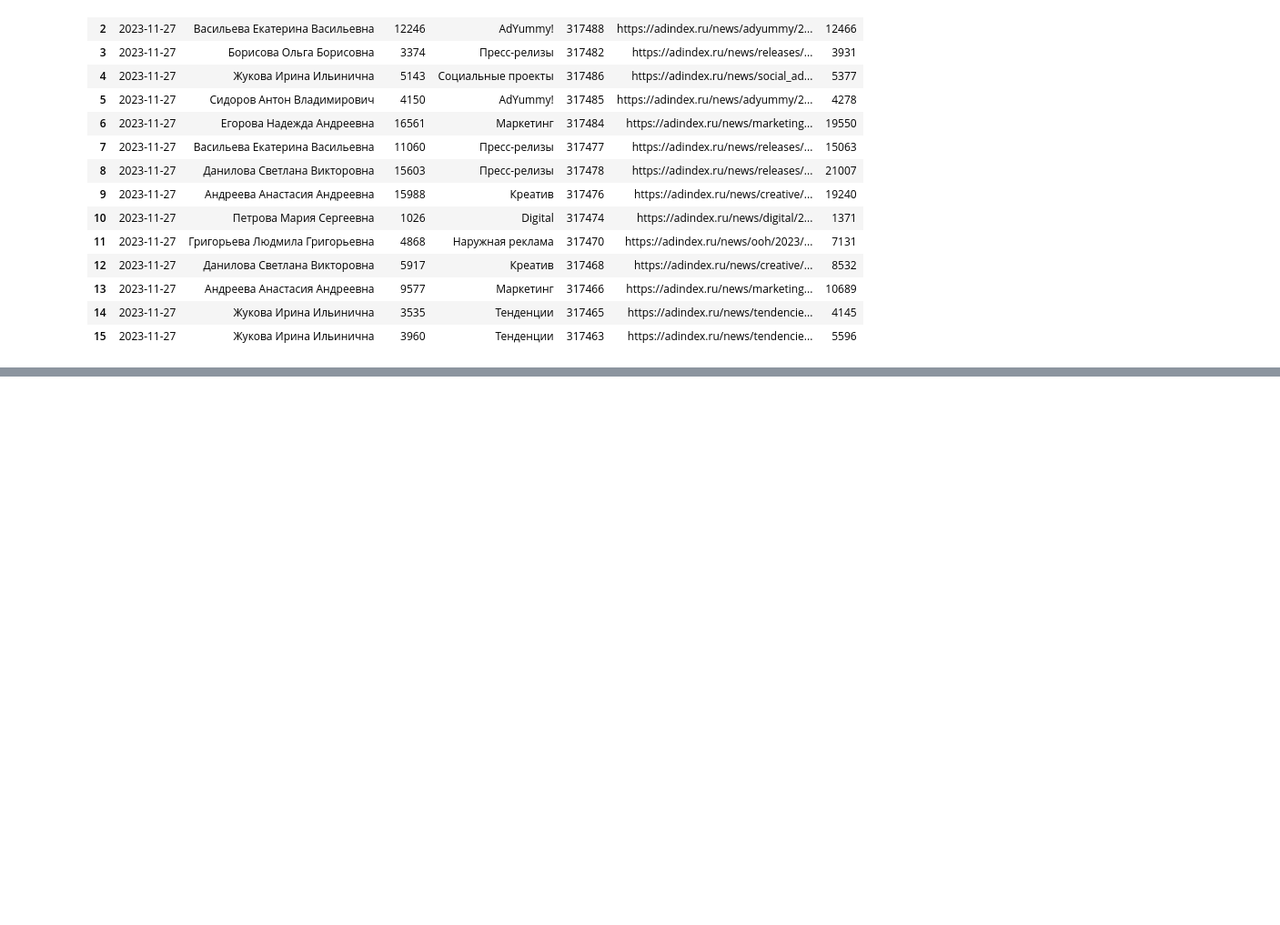
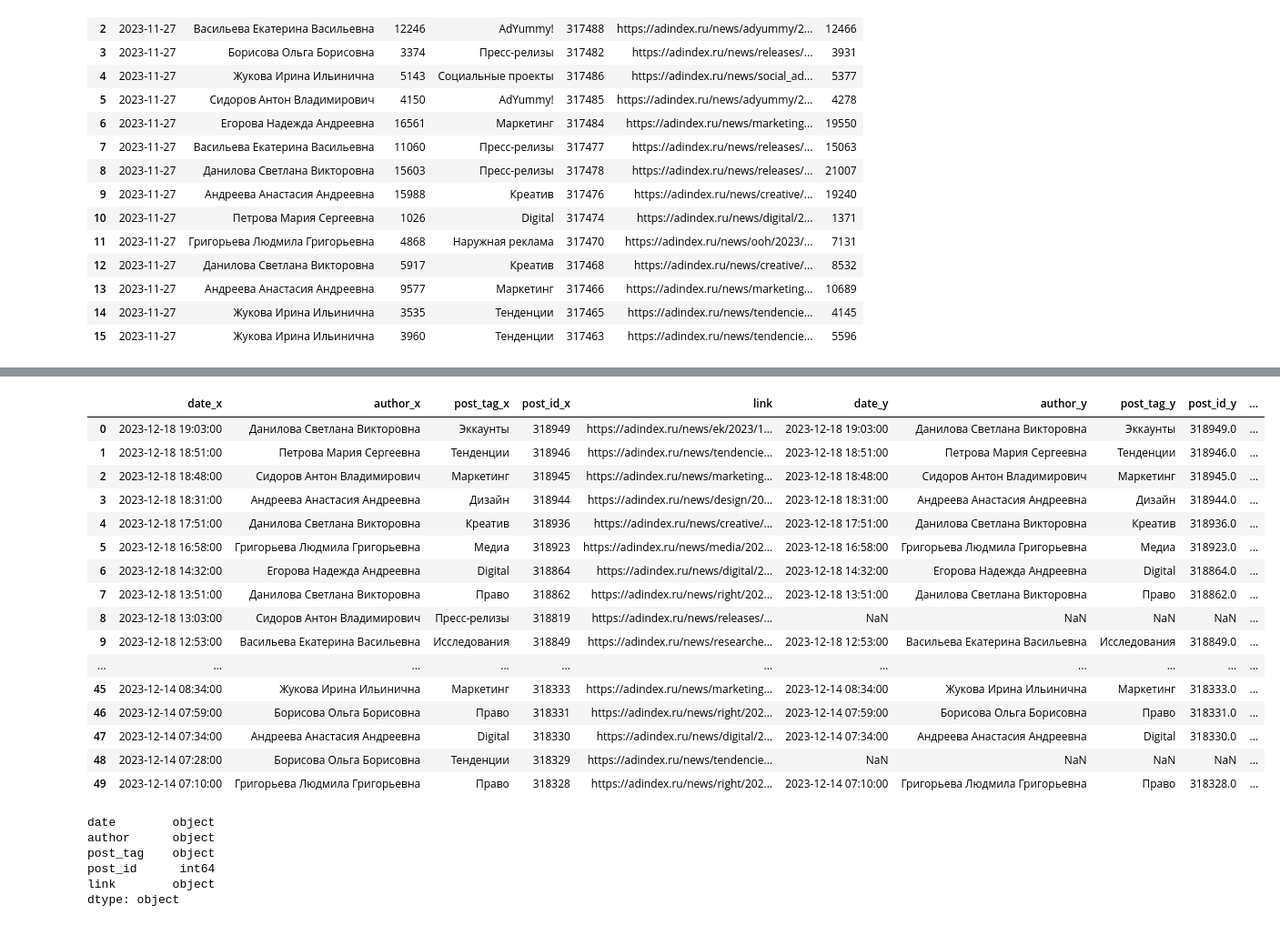
Before and after one commit to Meksis/AdIndexProject, a Jupyter notebook: tests.ipynb, the cells around one changed output, grey strips where cells are left out. Shown at 91% size. Cells and saved outputs as stored; diff of their text form; code cells hidden in the pictures; blank space fills up the shorter version.

```diff
--- a/tests.ipynb
+++ b/tests.ipynb
@@ -76,0 +81,5 @@ data.sort_values('date')
+# %%
+df_left = pd.read_csv('./csvs/AdIndex news 2023-12-14__2023-12-18.csv', index_col=0)
+df_right = pd.read_csv('./csvs/AdIndex news metrics 2023-12-14__2023-12-18.csv', index_col=0)
+# %%
+df_left = pd.concat([df_left, pd.DataFrame([{'post_id' : 0}])], ignore_index=True)
@@ -76,0 +126,29 @@ data.sort_values('date')
+# %%
+pd.merge(df_left, df_right, 'left', 'link')
+# %% [output]
+|  | date_x | author_x | post_tag_x | post_id_x | link | date_y | author_y | post_tag_y | post_id_y | ... |
+| 0 | 2023-12-18 19:03:00 | Данилова Светлана Викторовна | Эккаунты | 318949 | https://adindex.ru/news/ek/2023/1... | 2023-12-18 19:03:00 | Данилова Светлана Викторовна | Эккаунты | 318949.0 | ... |
+| 1 | 2023-12-18 18:51:00 | Петрова Мария Сергеевна | Тенденции | 318946 | https://adindex.ru/news/tendencie... | 2023-12-18 18:51:00 | Петрова Мария Сергеевна | Тенденции | 318946.0 | ... |
+| 2 | 2023-12-18 18:48:00 | Сидоров Антон Владимирович | Маркетинг | 318945 | https://adindex.ru/news/marketing... | 2023-12-18 18:48:00 | Сидоров Антон Владимирович | Маркетинг | 318945.0 | ... |
+| 3 | 2023-12-18 18:31:00 | Андреева Анастасия Андреевна | Дизайн | 318944 | https://adindex.ru/news/design/20... | 2023-12-18 18:31:00 | Андреева Анастасия Андреевна | Дизайн | 318944.0 | ... |
+| 4 | 2023-12-18 17:51:00 | Данилова Светлана Викторовна | Креатив | 318936 | https://adindex.ru/news/creative/... | 2023-12-18 17:51:00 | Данилова Светлана Викторовна | Креатив | 318936.0 | ... |
+| 5 | 2023-12-18 16:58:00 | Григорьева Людмила Григорьевна | Медиа | 318923 | https://adindex.ru/news/media/202... | 2023-12-18 16:58:00 | Григорьева Людмила Григорьевна | Медиа | 318923.0 | ... |
+| 6 | 2023-12-18 14:32:00 | Егорова Надежда Андреевна | Digital | 318864 | https://adindex.ru/news/digital/2... | 2023-12-18 14:32:00 | Егорова Надежда Андреевна | Digital | 318864.0 | ... |
+| 7 | 2023-12-18 13:51:00 | Данилова Светлана Викторовна | Право | 318862 | https://adindex.ru/news/right/202... | 2023-12-18 13:51:00 | Данилова Светлана Викторовна | Право | 318862.0 | ... |
+| 8 | 2023-12-18 13:03:00 | Сидоров Антон Владимирович | Пресс-релизы | 318819 | https://adindex.ru/news/releases/... | NaN | NaN | NaN | NaN | ... |
+| 9 | 2023-12-18 12:53:00 | Васильева Екатерина Васильевна | Исследования | 318849 | https://adindex.ru/news/researche... | 2023-12-18 12:53:00 | Васильева Екатерина Васильевна | Исследования | 318849.0 | ... |
+| ... | ... | ... | ... | ... | ... | ... | ... | ... | ... | ... |
+| 45 | 2023-12-14 08:34:00 | Жукова Ирина Ильинична | Маркетинг | 318333 | https://adindex.ru/news/marketing... | 2023-12-14 08:34:00 | Жукова Ирина Ильинична | Маркетинг | 318333.0 | ... |
+| 46 | 2023-12-14 07:59:00 | Борисова Ольга Борисовна | Право | 318331 | https://adindex.ru/news/right/202... | 2023-12-14 07:59:00 | Борисова Ольга Борисовна | Право | 318331.0 | ... |
+| 47 | 2023-12-14 07:34:00 | Андреева Анастасия Андреевна | Digital | 318330 | https://adindex.ru/news/digital/2... | 2023-12-14 07:34:00 | Андреева Анастасия Андреевна | Digital | 318330.0 | ... |
+| 48 | 2023-12-14 07:28:00 | Борисова Ольга Борисовна | Тенденции | 318329 | https://adindex.ru/news/tendencie... | NaN | NaN | NaN | NaN | ... |
+| 49 | 2023-12-14 07:10:00 | Григорьева Людмила Григорьевна | Право | 318328 | https://adindex.ru/news/right/202... | 2023-12-14 07:10:00 | Григорьева Людмила Григорьевна | Право | 318328.0 | ... |
+# %%
+df_left.dtypes
+# %% [output]
+date        object
+author      object
+post_tag    object
+post_id      int64
+link        object
+dtype: object
```
Also changed, not shown: parts of 8 cells of this notebook, 27 other files.
